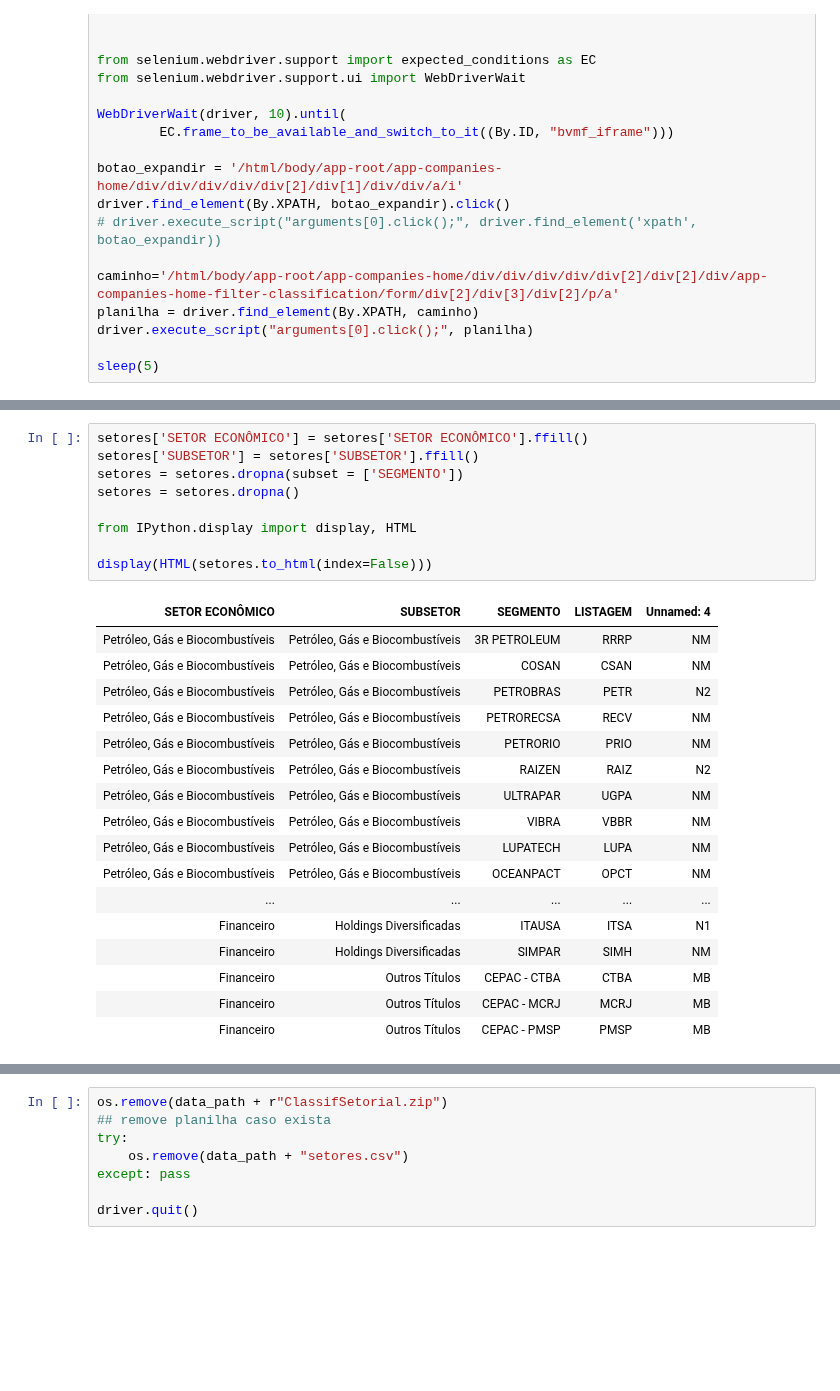
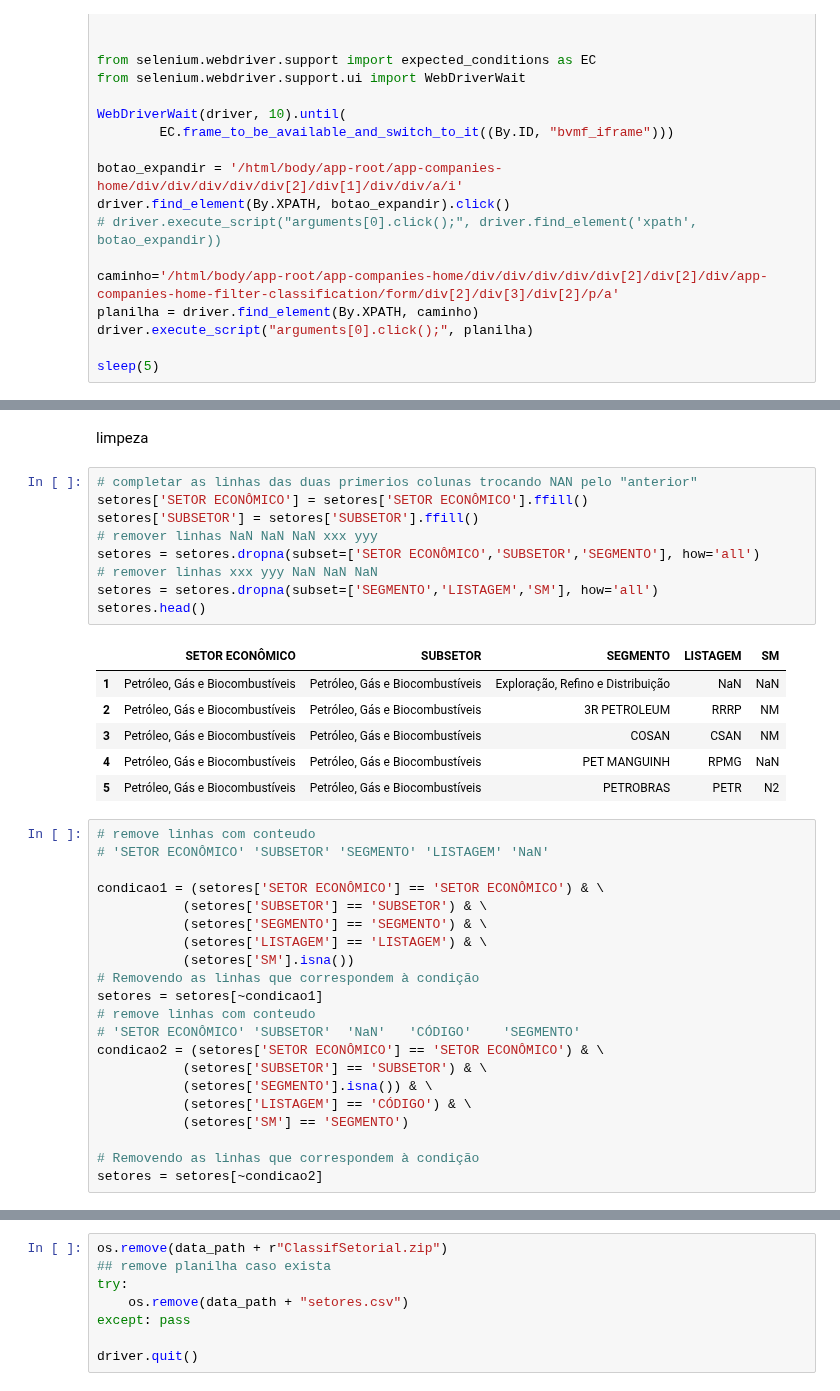
Before and after one commit to BDonadelli/Finance-playground, a Jupyter notebook: DT_B3_setores.ipynb, the cells around one changed output, grey strips where cells are left out. Saved outputs shown, nothing was run; the diff lists cells and outputs as text; blank space fills up the shorter version.

```diff
--- a/DT_B3_setores.ipynb
+++ b/DT_B3_setores.ipynb
@@ -41,27 +53,39 @@ arquivo_zip.close()
-# %%
-setores['SETOR ECONÔMICO'] = setores['SETOR ECONÔMICO'].ffill()
-setores['SUBSETOR'] = setores['SUBSETOR'].ffill()
-setores = setores.dropna(subset = ['SEGMENTO'])
-setores = setores.dropna()
-
-from IPython.display import display, HTML
-
-display(HTML(setores.to_html(index=False)))
-# %% [output]
-| SETOR ECONÔMICO | SUBSETOR | SEGMENTO | LISTAGEM | Unnamed: 4 |
-| Petróleo, Gás e Biocombustíveis | Petróleo, Gás e Biocombustíveis | 3R PETROLEUM | RRRP | NM |
-| Petróleo, Gás e Biocombustíveis | Petróleo, Gás e Biocombustíveis | COSAN | CSAN | NM |
-| Petróleo, Gás e Biocombustíveis | Petróleo, Gás e Biocombustíveis | PETROBRAS | PETR | N2 |
-| Petróleo, Gás e Biocombustíveis | Petróleo, Gás e Biocombustíveis | PETRORECSA | RECV | NM |
-| Petróleo, Gás e Biocombustíveis | Petróleo, Gás e Biocombustíveis | PETRORIO | PRIO | NM |
-| Petróleo, Gás e Biocombustíveis | Petróleo, Gás e Biocombustíveis | RAIZEN | RAIZ | N2 |
-| Petróleo, Gás e Biocombustíveis | Petróleo, Gás e Biocombustíveis | ULTRAPAR | UGPA | NM |
-| Petróleo, Gás e Biocombustíveis | Petróleo, Gás e Biocombustíveis | VIBRA | VBBR | NM |
-| Petróleo, Gás e Biocombustíveis | Petróleo, Gás e Biocombustíveis | LUPATECH | LUPA | NM |
-| Petróleo, Gás e Biocombustíveis | Petróleo, Gás e Biocombustíveis | OCEANPACT | OPCT | NM |
-| ... | ... | ... | ... | ... |
-| Financeiro | Holdings Diversificadas | ITAUSA | ITSA | N1 |
-| Financeiro | Holdings Diversificadas | SIMPAR | SIMH | NM |
-| Financeiro | Outros Títulos | CEPAC - CTBA | CTBA | MB |
-| Financeiro | Outros Títulos | CEPAC - MCRJ | MCRJ | MB |
-| Financeiro | Outros Títulos | CEPAC - PMSP | PMSP | MB |
+# %% [markdown]
+limpeza
+# %%
+# completar as linhas das duas primerios colunas trocando NAN pelo "anterior"
+setores['SETOR ECONÔMICO'] = setores['SETOR ECONÔMICO'].ffill()
+setores['SUBSETOR'] = setores['SUBSETOR'].ffill()
+# remover linhas NaN NaN NaN xxx yyy
+setores = setores.dropna(subset=['SETOR ECONÔMICO','SUBSETOR','SEGMENTO'], how='all')
+# remover linhas xxx yyy NaN NaN NaN
+setores = setores.dropna(subset=['SEGMENTO','LISTAGEM','SM'], how='all')
+setores.head()
+# %% [output]
+|  | SETOR ECONÔMICO | SUBSETOR | SEGMENTO | LISTAGEM | SM |
+| 1 | Petróleo, Gás e Biocombustíveis | Petróleo, Gás e Biocombustíveis | Exploração, Refino e Distribuição | NaN | NaN |
+| 2 | Petróleo, Gás e Biocombustíveis | Petróleo, Gás e Biocombustíveis | 3R PETROLEUM | RRRP | NM |
+| 3 | Petróleo, Gás e Biocombustíveis | Petróleo, Gás e Biocombustíveis | COSAN | CSAN | NM |
+| 4 | Petróleo, Gás e Biocombustíveis | Petróleo, Gás e Biocombustíveis | PET MANGUINH | RPMG | NaN |
+| 5 | Petróleo, Gás e Biocombustíveis | Petróleo, Gás e Biocombustíveis | PETROBRAS | PETR | N2 |
+# %%
+# remove linhas com conteudo
+# 'SETOR ECONÔMICO' 'SUBSETOR' 'SEGMENTO' 'LISTAGEM' 'NaN'
+
+condicao1 = (setores['SETOR ECONÔMICO'] == 'SETOR ECONÔMICO') & \
+           (setores['SUBSETOR'] == 'SUBSETOR') & \
+           (setores['SEGMENTO'] == 'SEGMENTO') & \
+           (setores['LISTAGEM'] == 'LISTAGEM') & \
+           (setores['SM'].isna())
+# Removendo as linhas que correspondem à condição
+setores = setores[~condicao1]
+# remove linhas com conteudo
+# 'SETOR ECONÔMICO'	'SUBSETOR'	'NaN'	'CÓDIGO'	'SEGMENTO'
+condicao2 = (setores['SETOR ECONÔMICO'] == 'SETOR ECONÔMICO') & \
+           (setores['SUBSETOR'] == 'SUBSETOR') & \
+           (setores['SEGMENTO'].isna()) & \
+           (setores['LISTAGEM'] == 'CÓDIGO') & \
+           (setores['SM'] == 'SEGMENTO')
+
+# Removendo as linhas que correspondem à condição
+setores = setores[~condicao2]
```
Also changed, not shown: parts of 5 cells of this notebook, 7 other files.
